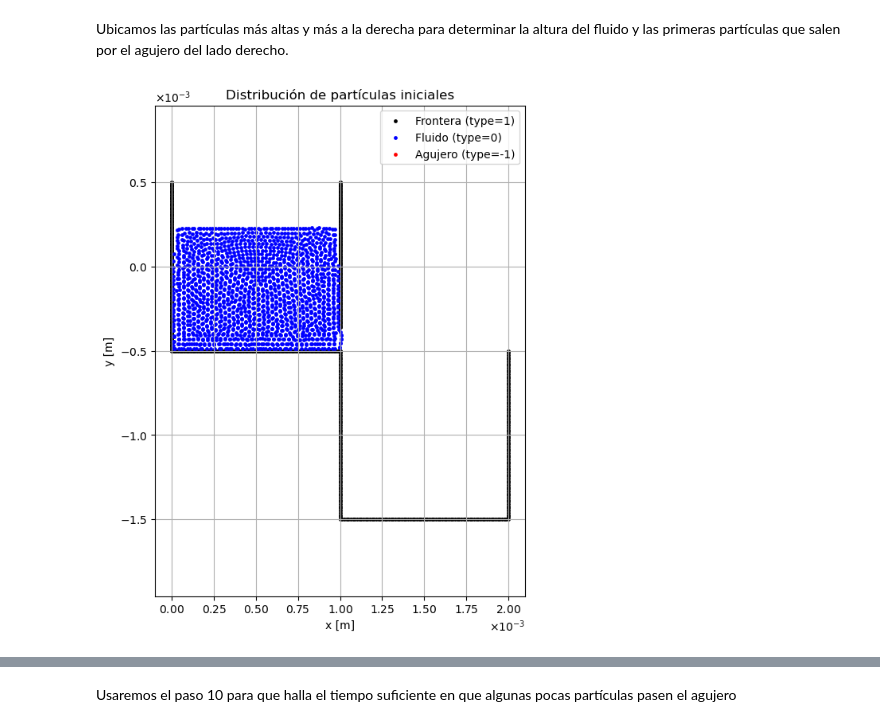
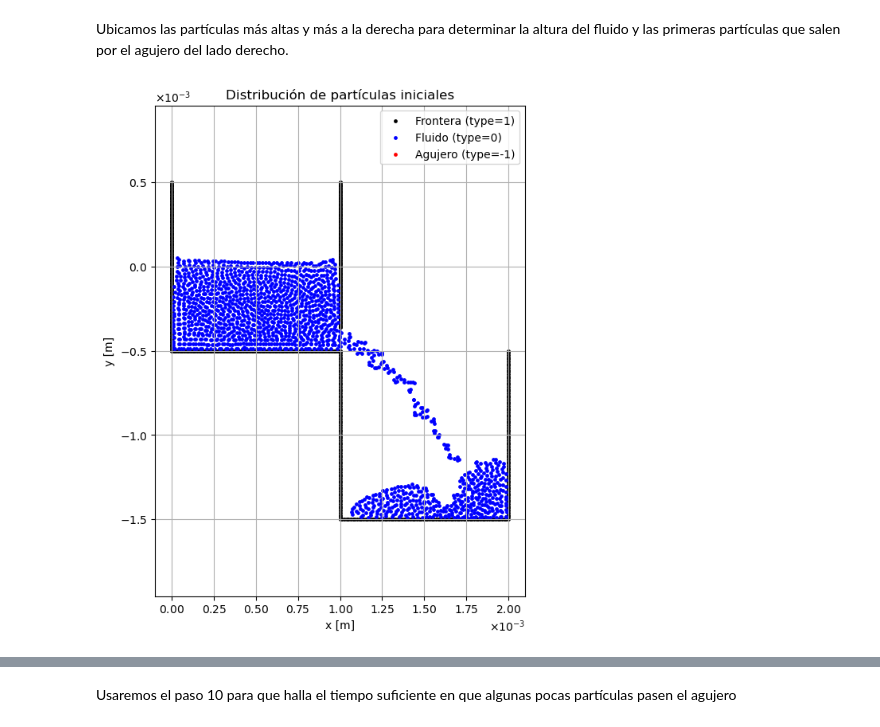
Before and after one commit to Hdavid1123/NeighboorsFloodSPH, a Jupyter notebook: Analysis/AnalisisTorrecelli.ipynb, the cells around one changed output, grey strips where cells are left out. Saved outputs shown, nothing was run; the diff lists cells and outputs as text; code cells hidden in the pictures.

Commit message:
feat (torricelli_calculus): Cambios para pruebas de torricelli 1e-3 y archivos de análisis .py.

```diff
--- a/Analysis/AnalisisTorrecelli.ipynb
+++ b/Analysis/AnalisisTorrecelli.ipynb
@@ -5,14 +5,16 @@ Ubicamos las partículas más altas y más a la derecha para determinar la altur
 # %%
 import sys
 from pathlib import Path
 
 PROJECT_ROOT = Path().resolve().parent
 sys.path.append(str(PROJECT_ROOT))
 
 from Config.utils.plot_ics import plot_ics
 
-step10fall  = PROJECT_ROOT / "Output" / "vaciado_caida4k" / "Output" / "state_0010.txt"
+PATH_OUTPUT_TORRICELLI = PROJECT_ROOT / "Output" / "Torricelli"
+PATH_OUTPUT_VACIADO = PATH_OUTPUT_TORRICELLI / "Funcional_Torricelli_40x40" / "vaciado_caida4k" / "Output"
+FILE_OUTPUT_1000 = PATH_OUTPUT_VACIADO / "state_1000.txt"
 
-plot_ics(step10fall)
+plot_ics(FILE_OUTPUT_1000)
 # %% [output]
-[figure, old version]
+[figure, new version]
```
Also changed, not shown: parts of 5 cells of this notebook, 10 other files.
